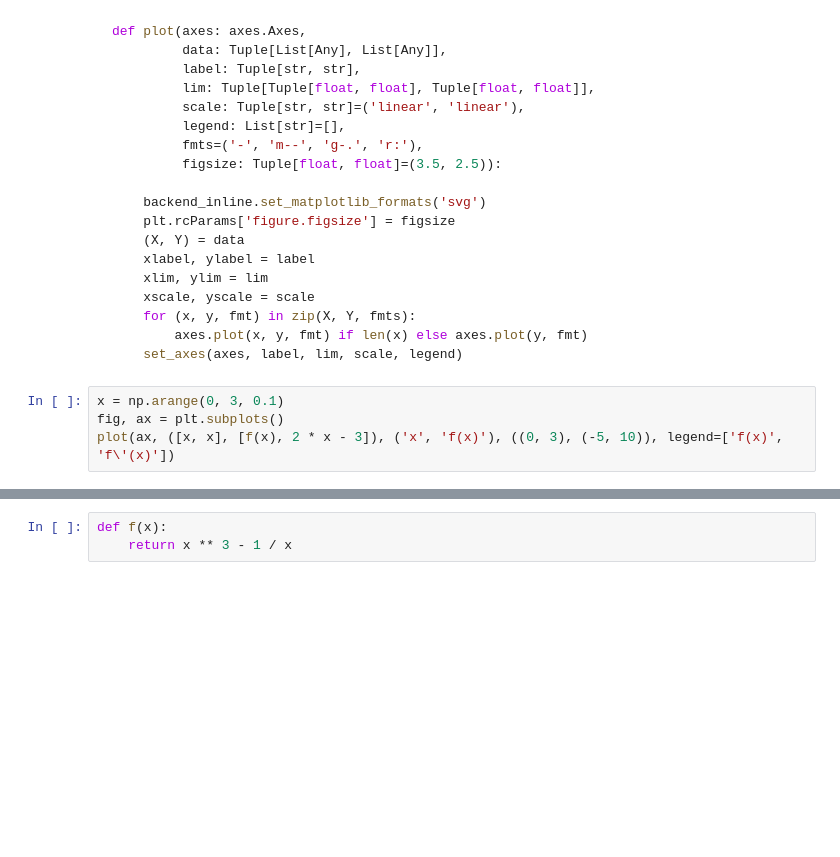
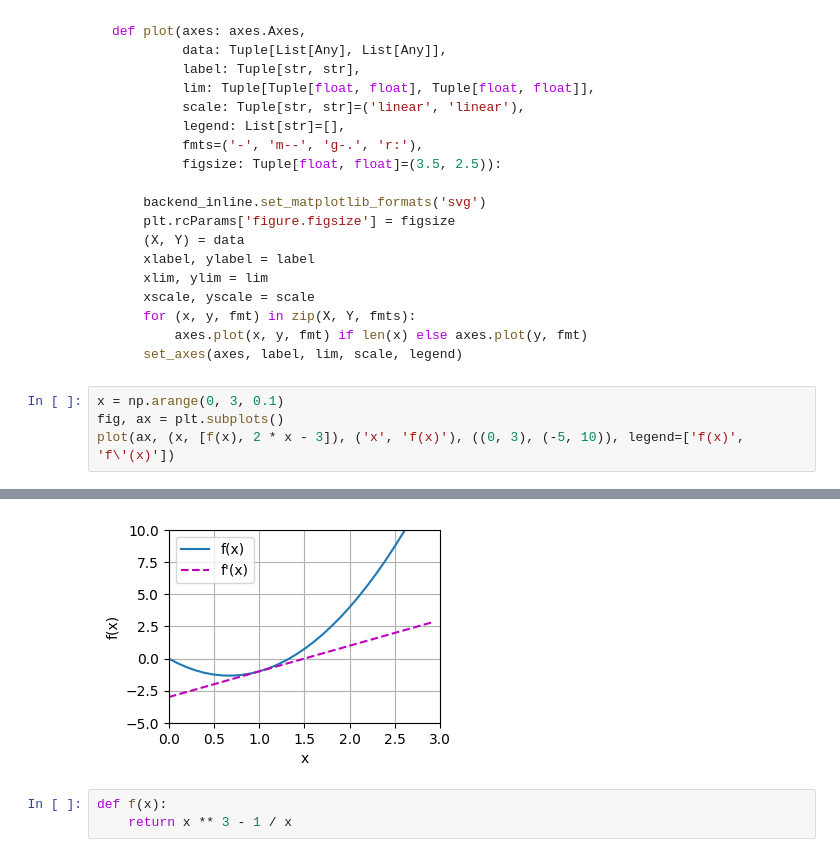
Before and after one commit to annajcy/learn_d2l, a Jupyter notebook: chap2/2.4_calculus.ipynb, the cells around one changed output, grey strips where cells are left out. Cells and saved outputs as stored; diff of their text form; blank space fills up the shorter version.

```diff
--- a/chap2/2.4_calculus.ipynb
+++ b/chap2/2.4_calculus.ipynb
@@ -77,5 +73,5 @@ def plot(axes: axes.Axes,
 # %%
 x = np.arange(0, 3, 0.1)
 fig, ax = plt.subplots()
-plot(ax, ([x, x], [f(x), 2 * x - 3]), ('x', 'f(x)'), ((0, 3), (-5, 10)), legend=['f(x)', 'f\'(x)'])
+plot(ax, (x, [f(x), 2 * x - 3]), ('x', 'f(x)'), ((0, 3), (-5, 10)), legend=['f(x)', 'f\'(x)'])
 # %% [output]
@@ -83,3 +78,4 @@ plot(ax, ([x, x], [f(x), 2 * x - 3]), ('x', 'f(x)'), ((0, 3), (-5, 10)), legend=
+[figure, added]
 # %%
 def f(x):
     return x ** 3 - 1 / x
```
Also changed, not shown: parts of 4 cells of this notebook, 9 other files.
